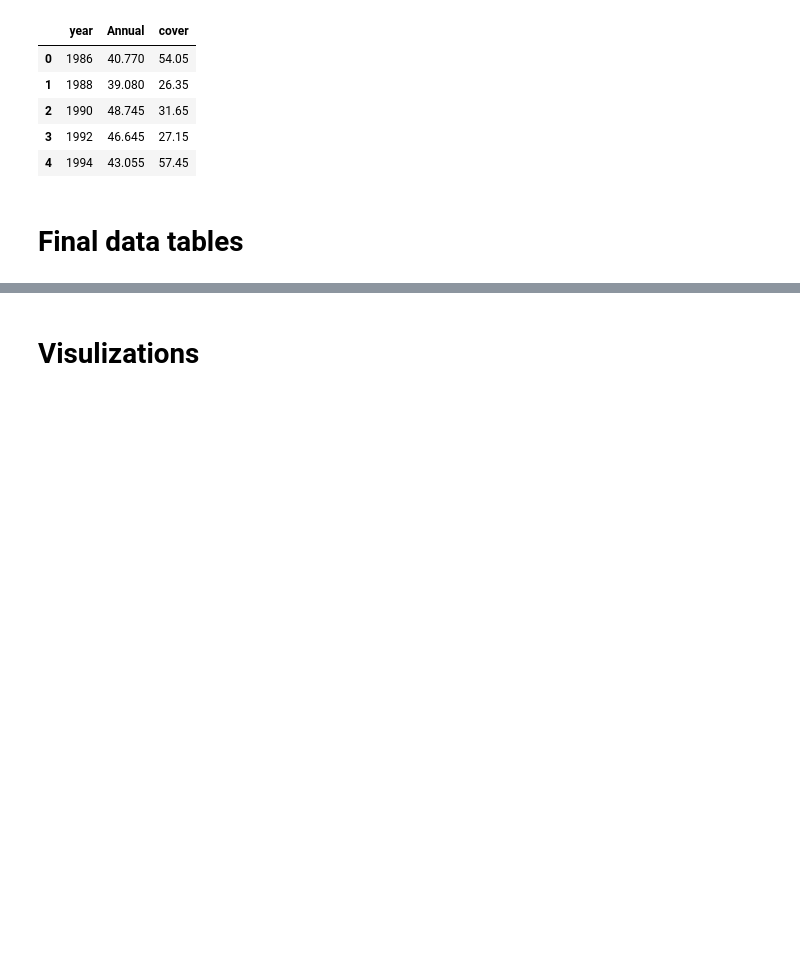
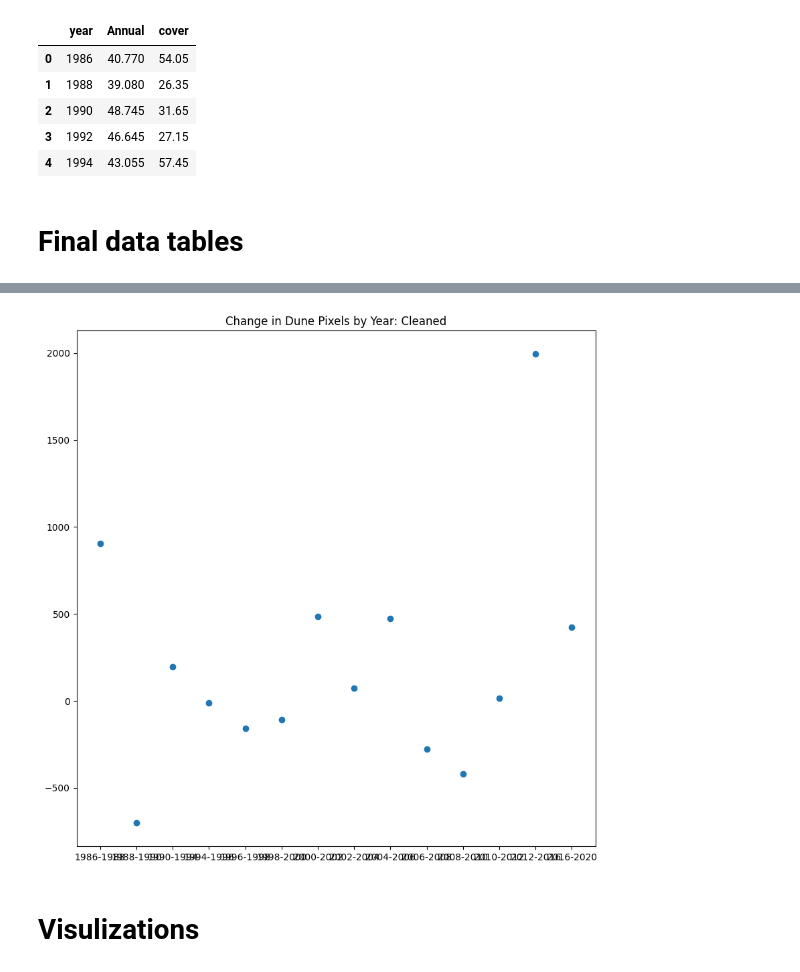
Before and after one commit to p-timothy/CodingProject, a Jupyter notebook: Notebook.ipynb, the cells around one changed output, grey strips where cells are left out. Drawn from its saved outputs; the diff is of its cells as text; code cells hidden in the pictures; blank space fills up the shorter version.

```diff
--- a/Notebook.ipynb
+++ b/Notebook.ipynb
@@ -447,3 +697,12 @@ final_df.head()
+# %%
+fig, ax = plt.subplots(figsize=(10,10))
+
+ax.scatter(changedf['year'],changedf['DuneChange'])
+ax.set_title('Change in Dune Pixels by Year: Cleaned')
+
+plt.show()
+# %% [output]
+[figure, added]
 # %% [markdown]
 
 # Visulizations
```
Also changed, not shown: parts of 19 cells of this notebook.
